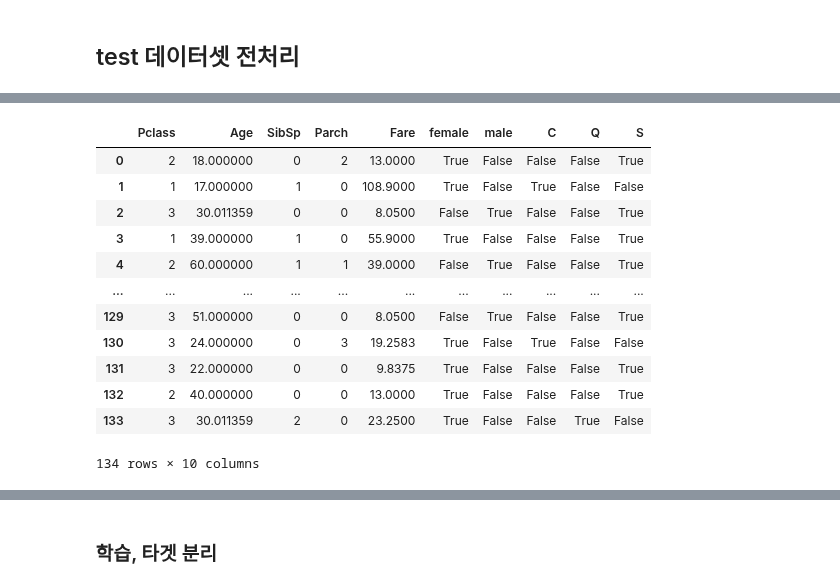
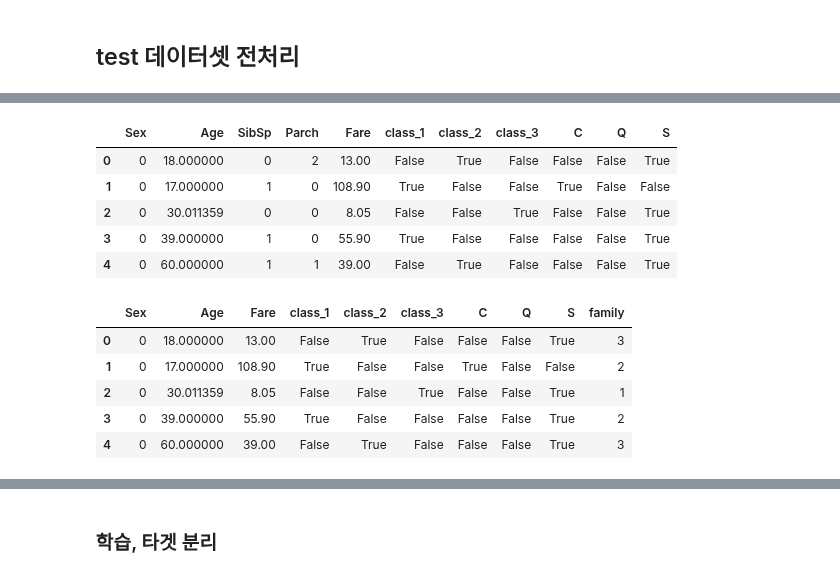
Before and after one commit to cleamm/TIL, a Jupyter notebook: 2025/Python/titanic/mini_project.ipynb, the cells around one changed output, grey strips where cells are left out. Saved outputs shown, nothing was run; the diff lists cells and outputs as text; code cells hidden in the pictures.

```diff
--- a/2025/Python/titanic/mini_project.ipynb
+++ b/2025/Python/titanic/mini_project.ipynb
@@ -163,0 +120,3 @@ Categories (4, interval[int64, right]): [(0, 15] < (15, 40] < (40, 60] < (60, 10
+# %%
+train['Sex'] = train.Sex.apply(lambda x: 1 if x == 'male' else 0)
+train.head()
@@ -298,3 +225,0 @@ test
-# %%
-test = test.drop(['Name'], axis=1)
-test
@@ -315,6 +226,11 @@ test
+# %%
+# 성별 1, 0으로 분류
+test['Sex'] = train.Sex.apply(lambda x: 1 if x == 'male' else 0)
 # %%
-test_sex = pd.get_dummies(test.Sex)
+# 원핫인코딩 및 병합
 test_embarked = pd.get_dummies(test.Embarked)
-test_df = pd.concat([test, test_sex, test_embarked], axis=1)
-test_df
+test_pclass = pd.get_dummies(test.Pclass)
+test_pclass.columns = [f'class_{i}' for i in range(1,4)]
+test_df = pd.concat([test, test_pclass, test_embarked], axis=1)
+test_df.head()
 # %% [output]
@@ -334,17 +243,23 @@ test_df
 # %%
-test_df = test_df.drop(['Embarked', 'Sex'], axis=1)
-test_df
+# 원핫인코딩을 했으므로 embarked, pclass 컬럼 삭제
+test_df = test_df.drop(['Pclass','Embarked'], axis=1)
+test_df.head()
 # %% [output]
-|  | Pclass | Age | SibSp | Parch | Fare | female | male | C | Q | S |
-| 0 | 2 | 18.000000 | 0 | 2 | 13.0000 | True | False | False | False | True |
-| 1 | 1 | 17.000000 | 1 | 0 | 108.9000 | True | False | True | False | False |
-| 2 | 3 | 30.011359 | 0 | 0 | 8.0500 | False | True | False | False | True |
-| 3 | 1 | 39.000000 | 1 | 0 | 55.9000 | True | False | False | False | True |
-| 4 | 2 | 60.000000 | 1 | 1 | 39.0000 | False | True | False | False | True |
-| ... | ... | ... | ... | ... | ... | ... | ... | ... | ... | ... |
-| 129 | 3 | 51.000000 | 0 | 0 | 8.0500 | False | True | False | False | True |
-| 130 | 3 | 24.000000 | 0 | 3 | 19.2583 | True | False | True | False | False |
-| 131 | 3 | 22.000000 | 0 | 0 | 9.8375 | True | False | False | False | True |
-| 132 | 2 | 40.000000 | 0 | 0 | 13.0000 | True | False | False | False | True |
-| 133 | 3 | 30.011359 | 2 | 0 | 23.2500 | True | False | False | True | False |
+|  | Sex | Age | SibSp | Parch | Fare | class_1 | class_2 | class_3 | C | Q | S |
+| 0 | 0 | 18.000000 | 0 | 2 | 13.00 | False | True | False | False | False | True |
+| 1 | 0 | 17.000000 | 1 | 0 | 108.90 | True | False | False | True | False | False |
+| 2 | 0 | 30.011359 | 0 | 0 | 8.05 | False | False | True | False | False | True |
+| 3 | 0 | 39.000000 | 1 | 0 | 55.90 | True | False | False | False | False | True |
+| 4 | 0 | 60.000000 | 1 | 1 | 39.00 | False | True | False | False | False | True |
-134 rows × 10 columns
+# %%
+# 가족으로 합치기
+test_df['family'] = test_df.SibSp + test_df.Parch + 1
+test_df.drop(['SibSp', 'Parch'], axis=1, inplace=True)
+test_df.head()
+# %% [output]
+|  | Sex | Age | Fare | class_1 | class_2 | class_3 | C | Q | S | family |
+| 0 | 0 | 18.000000 | 13.00 | False | True | False | False | False | True | 3 |
+| 1 | 0 | 17.000000 | 108.90 | True | False | False | True | False | False | 2 |
+| 2 | 0 | 30.011359 | 8.05 | False | False | True | False | False | True | 1 |
+| 3 | 0 | 39.000000 | 55.90 | True | False | False | False | False | True | 2 |
+| 4 | 0 | 60.000000 | 39.00 | False | True | False | False | False | True | 3 |
```
Also changed, not shown: parts of 64 cells of this notebook.
